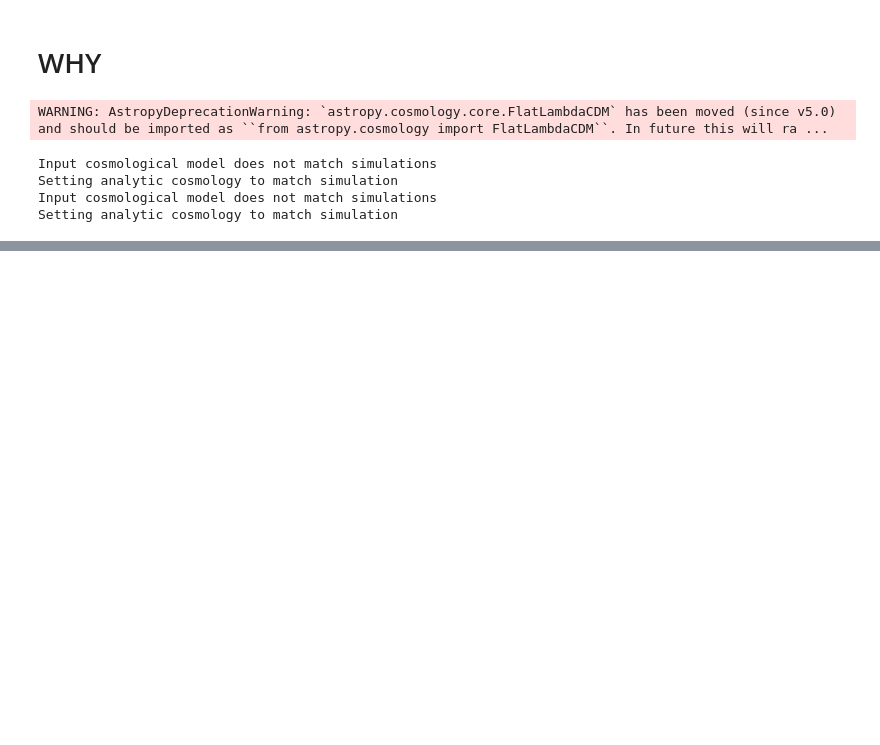
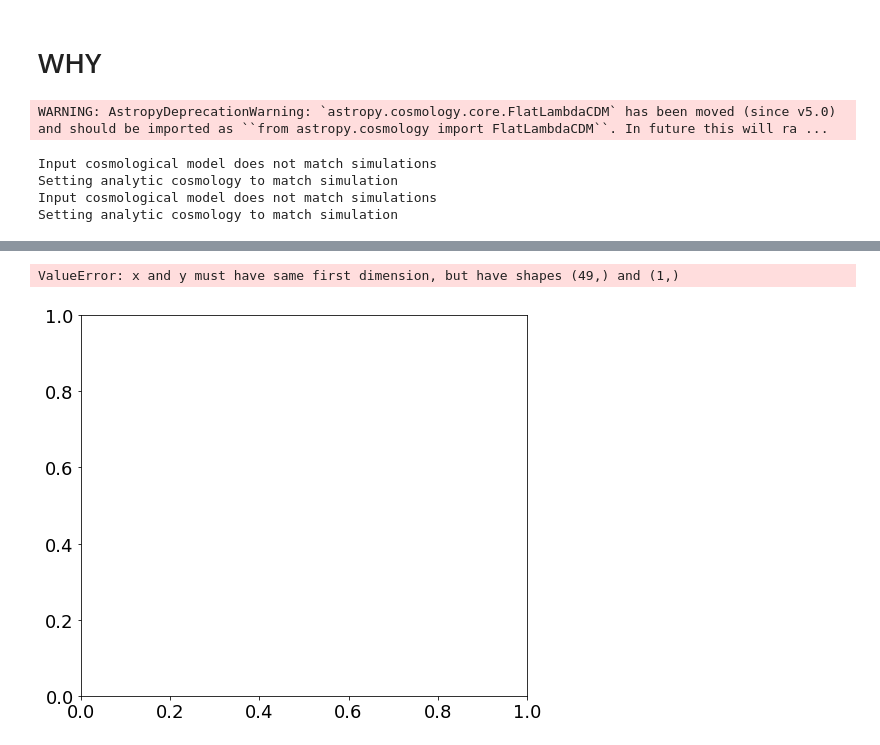
Before and after one commit to PatrickHorlaville/CITA_LIM, a Jupyter notebook: metallicity_clean.ipynb, the cells around one changed output, grey strips where cells are left out. Saved outputs shown, nothing was run; the diff lists cells and outputs as text; code cells hidden in the pictures; blank space fills up the shorter version.

```diff
--- a/metallicity_clean.ipynb
+++ b/metallicity_clean.ipynb
@@ -382,0 +438,4 @@ def reg_ir(ir_bin, vnzn, halos_cii):
+# %%
+spec_bins_z6 = np.digitize(halo_IR_z6[z6], ir_binning)
+# %%
+med_z6 = np.median((halos_cii_v1_z6/halo_IR_z6)[z6][spec_bins_z6])
@@ -382,0 +450,17 @@ def reg_ir(ir_bin, vnzn, halos_cii):
+# %%
+plt.plot(ir_bin_center, med_z6, label = 'z = 6')
+#plt.plot(ir_bin_center, med_z8, label = 'z = 8')
+plt.plot(fire_ir_z6, (fire_cii_z6/fire_ir_z6), c = '#440154FF', marker = '*', markeredgecolor='k', label = r'$FIRE,\ z\ =\ 6$', linestyle = "None")
+plt.plot(fire_ir_z8, (fire_cii_z8/fire_ir_z8), c = '#FDE725FF', marker = '*', markeredgecolor='#DAA520', label = r'$FIRE,\ z\ =\ $8', linestyle = "None")
+
+
+plt.xscale('log')
+plt.yscale('log')
+plt.xlabel(r'$L_{IR}\ (L_{\odot})$')
+plt.ylabel(r'$L_{[C_{II}]}/L_{IR}$')
+plt.xlim([5*(10**8), 2*(10**12)])
+plt.ylim([3*(10**(-5)), (10**(-2))])
+plt.legend()
+# %% [output]
+ValueError: x and y must have same first dimension, but have shapes (49,) and (1,)
+[figure, added]
```
Also changed, not shown: parts of 22 cells of this notebook, 2 other files.
